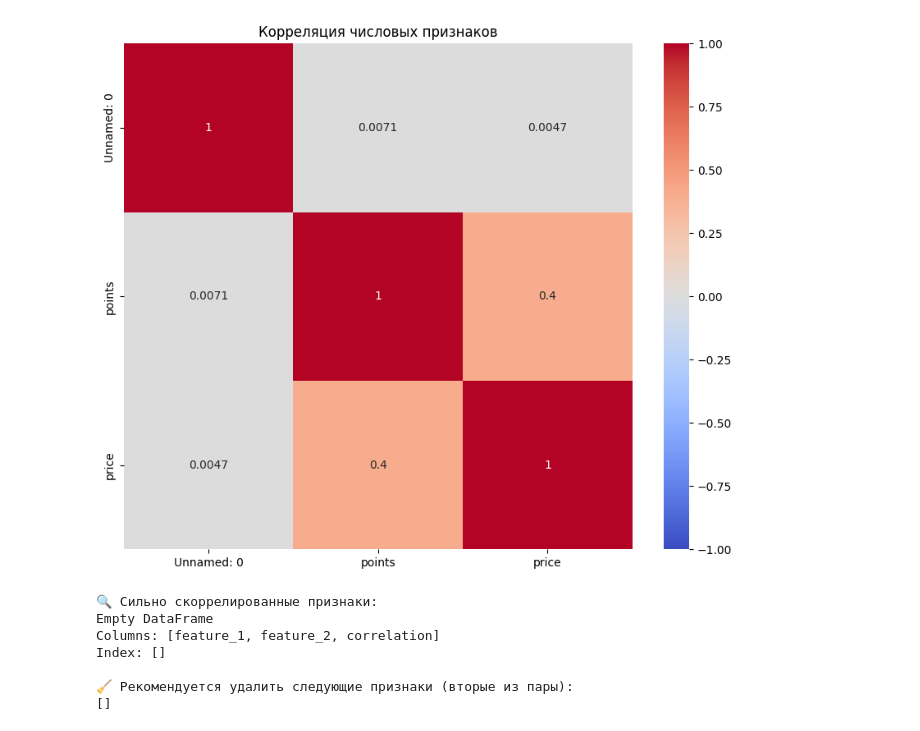
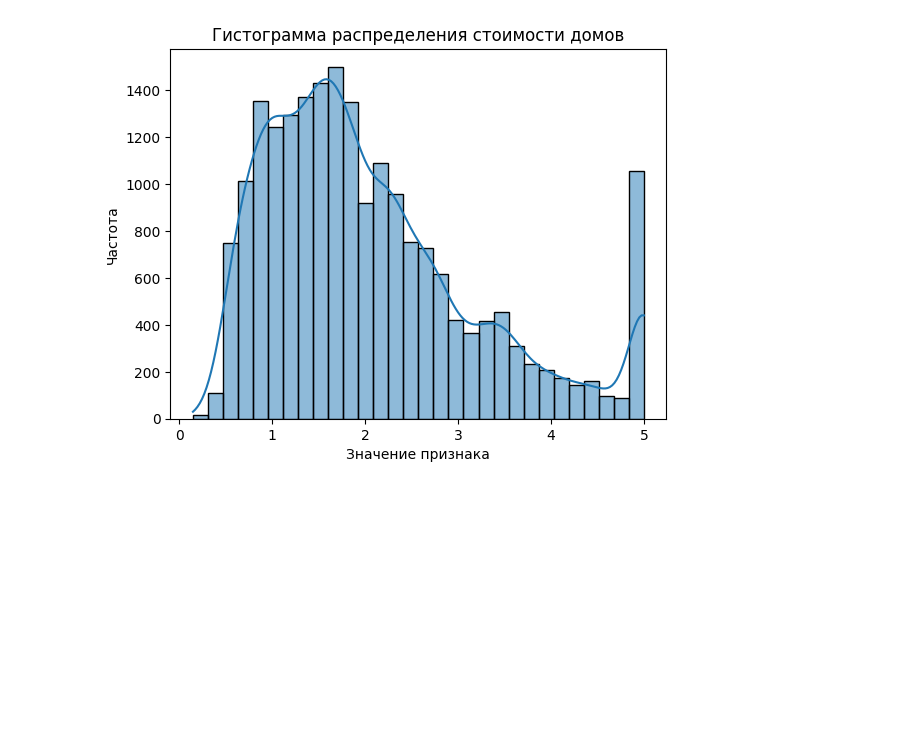
Before and after one commit to yevgeniy2504/sf_education_repo, a Jupyter notebook: task_8/task_4.ipynb, the cells around one changed output. Saved outputs shown, nothing was run; the diff lists cells and outputs as text; code cells hidden in the pictures; blank space fills up the shorter version.

```diff
--- a/task_8/task_4.ipynb
+++ b/task_8/task_4.ipynb
@@ -50,47 +1,20 @@ data
-# %%
-import pandas as pd
-import numpy as np
-import seaborn as sns
-import matplotlib.pyplot as plt
-
-# Загружаем данные
-data = pd.read_csv('data/wine_cleared.csv')
-
-# Оставляем только числовые признаки
-num_data = data.select_dtypes(include=['number'])
-
-# 1. Строим корреляционную матрицу
-corr = num_data.corr(method='pearson')
-
-# 2. Визуализируем
-plt.figure(figsize=(10, 8))
-sns.heatmap(corr, annot=True, cmap='coolwarm', vmin=-1, vmax=1)
-plt.title('Корреляция числовых признаков')
-plt.show()
-
-# 3. Находим сильно скоррелированные пары (|r| > 0.9)
-threshold = 0.9
-corr_pairs = (
-    corr.where(np.triu(np.ones(corr.shape), k=1).astype(bool))  # только верхний треугольник
-    .stack()
-    .reset_index()
-)
-corr_pairs.columns = ['feature_1', 'feature_2', 'correlation']
-strong_corr = corr_pairs[abs(corr_pairs['correlation']) > threshold]
-
-print("🔍 Сильно скоррелированные признаки:")
-print(strong_corr.sort_values(by='correlation', ascending=False))
-
-# 4. Рекомендация по удалению (оставляем первый, удаляем второй)
-to_drop = strong_corr['feature_2'].unique()
-print("\n🧹 Рекомендуется удалить следующие признаки (вторые из пары):")
-print(to_drop)
-# %% [output]
-[figure, removed]
-🔍 Сильно скоррелированные признаки:
-Empty DataFrame
-Columns: [feature_1, feature_2, correlation]
-Index: []
-
-🧹 Рекомендуется удалить следующие признаки (вторые из пары):
-[]
+# %%
+# импортируем библиотеки
+import pandas as pd
+from sklearn import datasets
+from matplotlib import pyplot as plt
+import seaborn as sns
+
+# загружаем данные
+dataset = datasets.fetch_california_housing()
+data = dataset.target
+
+# задаём параметры гистограммы
+ax = sns.histplot(data, bins=30, kde=True)
+ax.set(xlabel='Значение признака', ylabel='Частота')
+plt.title('Гистограмма распределения стоимости домов')
+
+# отображаем гистограмму
+plt.show()
+# %% [output]
+[figure, added]
```
Also changed, not shown: parts of 12 cells of this notebook, 2 other files.
